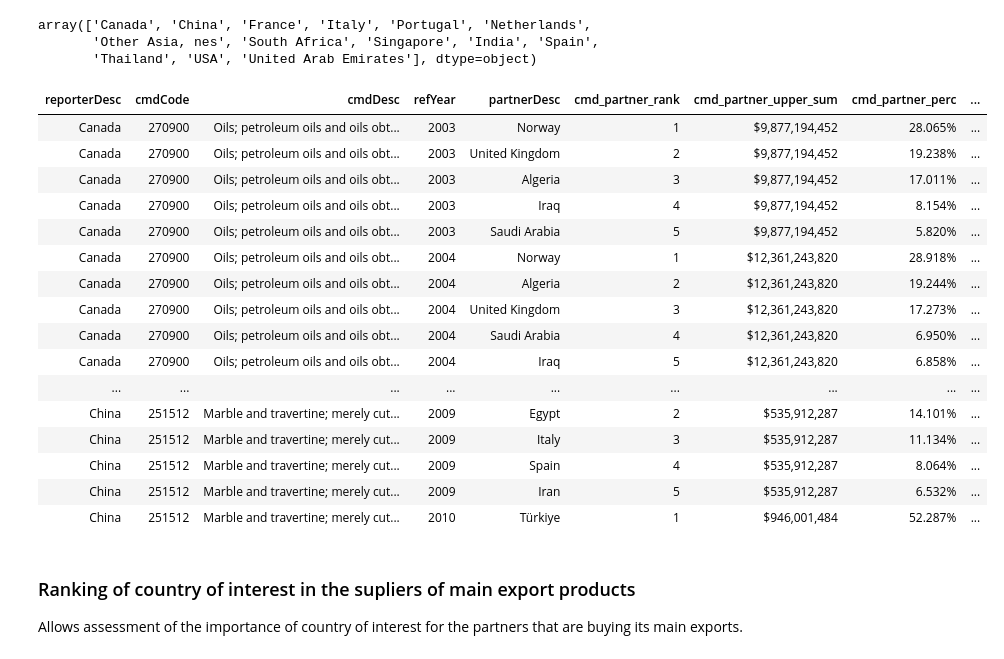
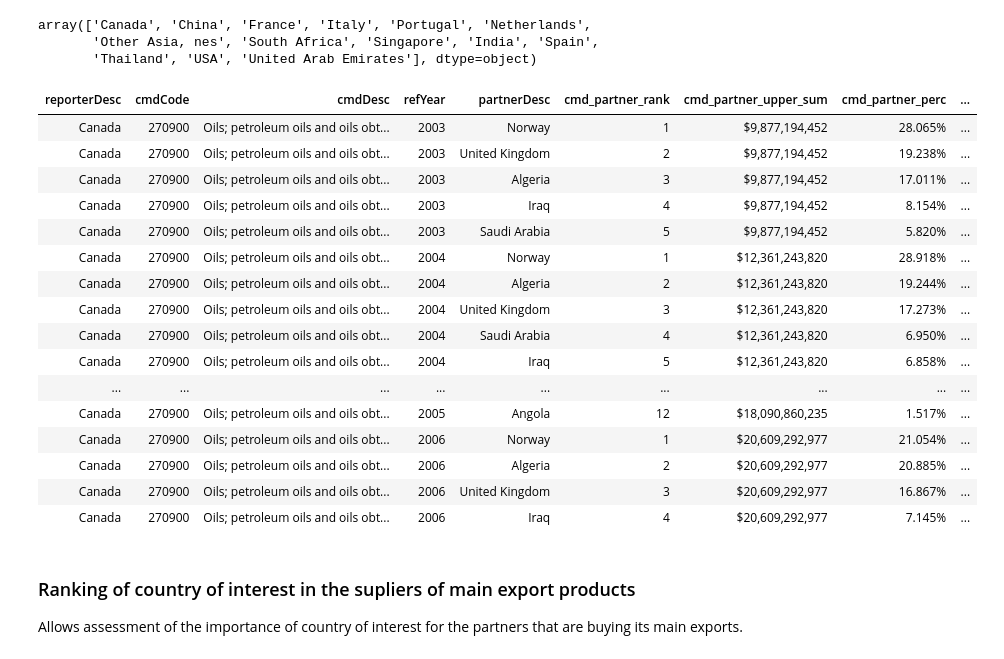
Before and after one commit to joaquimrcarvalho/cipf-comtrade, a Jupyter notebook: country_trade_profile.ipynb, the cells around one changed output. Cells and saved outputs as stored; diff of their text form; code cells hidden in the pictures.

```diff
--- a/country_trade_profile.ipynb
+++ b/country_trade_profile.ipynb
@@ -441,10 +448,10 @@ exports = exports[exports['product_rank']<=show_only_top]
 cols=['refYear','flowCode','cmdCode','product_sum','product_rank','product_perc','product_upper_sum', 'cmdDesc']
 formats =  comtradetools.make_format(cols)
 
-top_export_products_codes = exports['cmdCode'].unique()
+top_import_products_codes = exports['cmdCode'].unique()
 
-print(f"Top products exported by {country_of_interest_name} in {years_of_interest}:\n {top_export_products_codes}")
-for cmdCode in top_export_products_codes:
+print(f"Top products exported by {country_of_interest_name} in {years_of_interest}:\n {top_import_products_codes}")
+for cmdCode in top_import_products_codes:
     print(f"   {cmdCode}: {comtradetools.HS_CODES.get(cmdCode,cmdCode)}")
 exports[cols].sort_values(['refYear','flowCode','product_rank']).style.format(formats)
 # %% [output]
@@ -527,8 +530,8 @@ pd.options.display.max_rows=500
 pd.options.display.float_format='{:,.2f}'.format
 
 show_only_top = 5
-print(f"Top products exported by {country_of_interest_name} in {years_of_interest}:\n {top_export_products_codes}")
-for cmdCode in top_export_products_codes:
+print(f"Top products exported by {country_of_interest_name} in {years_of_interest}:\n {top_import_products_codes}")
+for cmdCode in top_import_products_codes:
     print(f"   {cmdCode}: {comtradetools.HS_CODES.get(cmdCode,cmdCode)}")
 
 print(f"Top export partners ({len(top_export_partners)}): {top_export_partners}")
@@ -540,7 +543,7 @@ products_and_partners = comtradetools.total_rank_perc(df,['refYear','flowCode','
 
 cols=['refYear','flowCode','cmdDesc','cmdCode',f'{partner_column}Desc',f'{prefix}_sum',f'{prefix}_rank',f'{prefix}_upper_sum',f'{prefix}_perc']
 formats=comtradetools.make_format(cols)
-products_and_partners=products_and_partners[(products_and_partners['cmdCode'].isin(top_export_products_codes)
+products_and_partners=products_and_partners[(products_and_partners['cmdCode'].isin(top_import_products_codes)
                        & (products_and_partners[f'{prefix}_rank']<=show_only_top))]
 # %% [output]
 Top products exported by Angola in 2003,2004,2005,2006,2007,2008,2009,2010,2011,2012,2013,2014,2015,2016,2017,2018,2019,2020,2021,2022,2023:
@@ -642,6 +661,6 @@ Name: partnerCode, Length: 744, dtype: int64
 # %%
-combos_of_interest = partners_and_products[(partners_and_products['cmdCode'].isin(top_export_products_codes)
+combos_of_interest = partners_and_products[(partners_and_products['cmdCode'].isin(top_import_products_codes)
                        & (partners_and_products[f'{partner_column}Code'].isin(top_export_partners_codes)))][[f'{partner_column}Code','cmdCode']].drop_duplicates()
 combos_of_interest = [tuple(x) for x in combos_of_interest.values]
-combos_of_interest
+len(combos_of_interest)
 # %% [output]
@@ -715,7 +717,7 @@ for countryCode,cmdCode in combos_of_interest:
                                     reporterCode=countryCode,
                                     typeCode='C',  # commodities
                                     freqCode='A',  # annual
-                                    flowCode='M'
+                                    flowCode='M',
                                     partnerCode=None,
                                     remove_world=True,
                                     parter2Code=0,
@@ -728,7 +730,6 @@ for countryCode,cmdCode in combos_of_interest:
         df2 = tmp
     else:
         df2 = pd.concat([df2,tmp],axis=0)
-df=df2
 # %%
 df.reporterDesc.unique()
 # %% [output]
@@ -741,39 +742,39 @@ import comtradetools
 
 #  set max rows to 500
 pd.set_option('display.max_rows', 1500)
 
 
 other_suppliers = comtradetools.total_rank_perc(df,
                                            groupby=['refYear','flowCode','reporterCode','cmdCode','partnerCode'],
                                            col='primaryValue',
                                            prefix='cmd_partner',
                                            )
 
 other_suppliers = other_suppliers[other_suppliers[['reporterCode','cmdCode']].apply(tuple,axis=1).isin(combos_of_interest)]
 cols=['reporterDesc','cmdCode','cmdDesc','refYear','partnerDesc','cmd_partner_rank','cmd_partner_upper_sum','cmd_partner_perc','primaryValue']
 formats =  comtradetools.make_format(cols)
 
 other_suppliers[(other_suppliers['partnerCode'] == country_of_interest)
                | (other_suppliers['cmd_partner_rank']<=show_only_top)
-                ][cols].sort_values(by=['reporterDesc','cmdCode','refYear','cmd_partner_rank']).head(250).style.format(formats).hide(axis="index")
+                ][cols].sort_values(by=['reporterDesc','cmdCode','refYear','cmd_partner_rank']).head(20).style.format(formats).hide(axis="index")
 # %% [output]
 | reporterDesc | cmdCode | cmdDesc | refYear | partnerDesc | cmd_partner_rank | cmd_partner_upper_sum | cmd_partner_perc | ... |
 | Canada | 270900 | Oils; petroleum oils and oils obt... | 2003 | Norway | 1 | $9,877,194,452 | 28.065% | ... |
 | Canada | 270900 | Oils; petroleum oils and oils obt... | 2003 | United Kingdom | 2 | $9,877,194,452 | 19.238% | ... |
 | Canada | 270900 | Oils; petroleum oils and oils obt... | 2003 | Algeria | 3 | $9,877,194,452 | 17.011% | ... |
 | Canada | 270900 | Oils; petroleum oils and oils obt... | 2003 | Iraq | 4 | $9,877,194,452 | 8.154% | ... |
 | Canada | 270900 | Oils; petroleum oils and oils obt... | 2003 | Saudi Arabia | 5 | $9,877,194,452 | 5.820% | ... |
 | Canada | 270900 | Oils; petroleum oils and oils obt... | 2004 | Norway | 1 | $12,361,243,820 | 28.918% | ... |
 | Canada | 270900 | Oils; petroleum oils and oils obt... | 2004 | Algeria | 2 | $12,361,243,820 | 19.244% | ... |
 | Canada | 270900 | Oils; petroleum oils and oils obt... | 2004 | United Kingdom | 3 | $12,361,243,820 | 17.273% | ... |
 | Canada | 270900 | Oils; petroleum oils and oils obt... | 2004 | Saudi Arabia | 4 | $12,361,243,820 | 6.950% | ... |
 | Canada | 270900 | Oils; petroleum oils and oils obt... | 2004 | Iraq | 5 | $12,361,243,820 | 6.858% | ... |
 | ... | ... | ... | ... | ... | ... | ... | ... | ... |
-| China | 251512 | Marble and travertine; merely cut... | 2009 | Egypt | 2 | $535,912,287 | 14.101% | ... |
-| China | 251512 | Marble and travertine; merely cut... | 2009 | Italy | 3 | $535,912,287 | 11.134% | ... |
-| China | 251512 | Marble and travertine; merely cut... | 2009 | Spain | 4 | $535,912,287 | 8.064% | ... |
-| China | 251512 | Marble and travertine; merely cut... | 2009 | Iran | 5 | $535,912,287 | 6.532% | ... |
-| China | 251512 | Marble and travertine; merely cut... | 2010 | Türkiye | 1 | $946,001,484 | 52.287% | ... |
+| Canada | 270900 | Oils; petroleum oils and oils obt... | 2005 | Angola | 12 | $18,090,860,235 | 1.517% | ... |
+| Canada | 270900 | Oils; petroleum oils and oils obt... | 2006 | Norway | 1 | $20,609,292,977 | 21.054% | ... |
+| Canada | 270900 | Oils; petroleum oils and oils obt... | 2006 | Algeria | 2 | $20,609,292,977 | 20.885% | ... |
+| Canada | 270900 | Oils; petroleum oils and oils obt... | 2006 | United Kingdom | 3 | $20,609,292,977 | 16.867% | ... |
+| Canada | 270900 | Oils; petroleum oils and oils obt... | 2006 | Iraq | 4 | $20,609,292,977 | 7.145% | ... |
 # %% [markdown]
 ### Ranking of country of interest in the supliers of main export products
 
```
Also changed, not shown: parts of 26 cells of this notebook.
